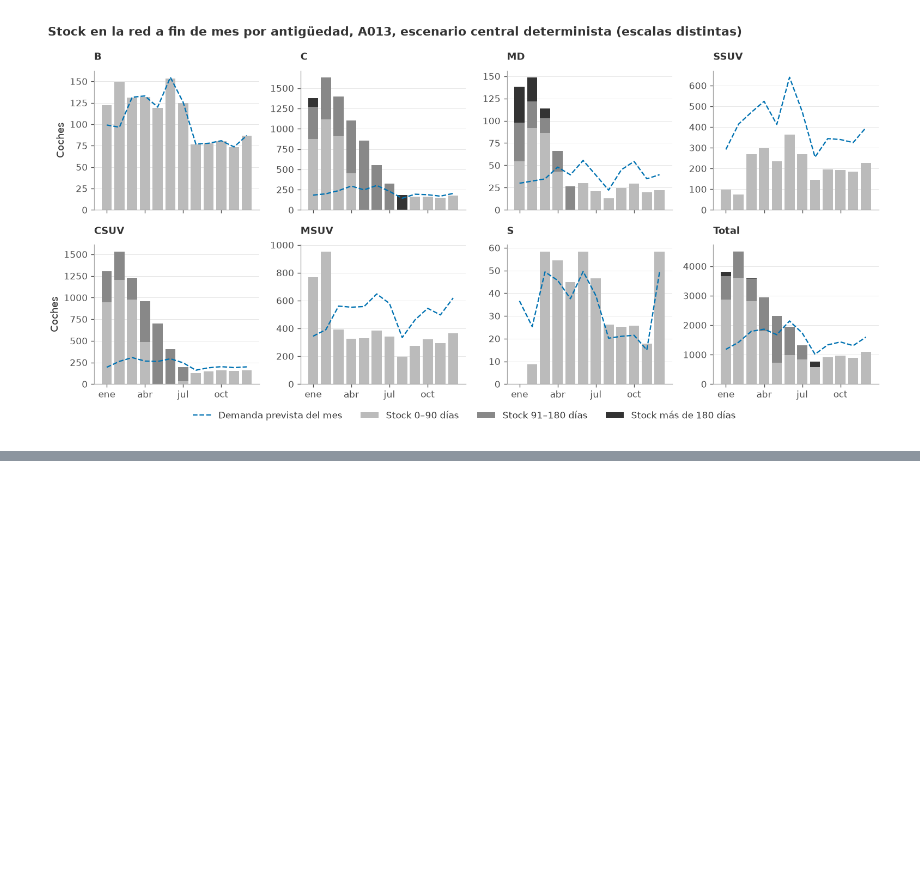
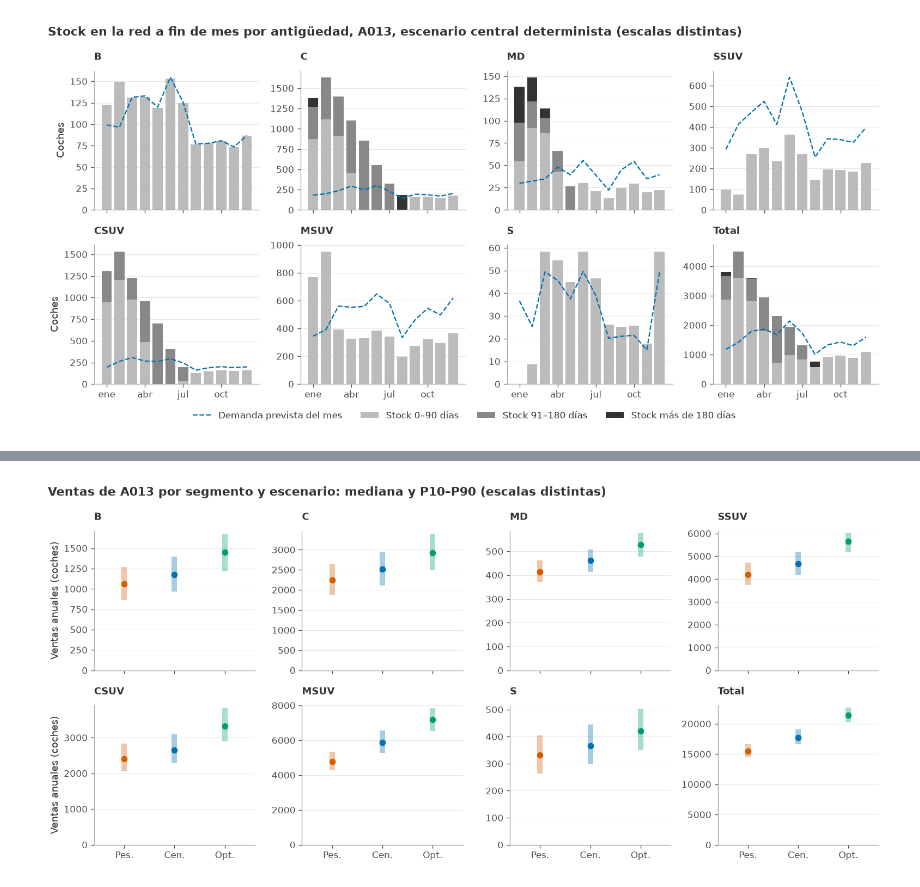
Before and after one commit to alejandrobarreche/sim-kaido-motors, a Jupyter notebook: analisis.ipynb, the cells around one changed output, grey strips where cells are left out. Cells and saved outputs as stored; diff of their text form; code cells hidden in the pictures; blank space fills up the shorter version.

```diff
--- a/analisis.ipynb
+++ b/analisis.ipynb
@@ -1126,0 +1431,21 @@ Total A013, coches y euros: sensibilidad a las llegadas en camino y al nivel de
+# %%
+fig, ejes = plt.subplots(2, 4, figsize=(13, 6), sharex=True)
+for eje, segmento in zip(ejes.flat, datos.SEGMENTOS + ["Total"]):
+    for i, nombre in enumerate(escenarios.ESCENARIOS):
+        f = resumen_mc[(resumen_mc["segmento"] == segmento)
+                       & (resumen_mc["escenario"] == nombre)
+                       & (resumen_mc["metrica"] == "ventas")].iloc[0]
+        eje.vlines(i, f["p10"], f["p90"], color=COLOR_ESC[nombre], lw=6, alpha=0.35)
+        eje.plot(i, f["mediana"], "o", color=COLOR_ESC[nombre], ms=6)
+    eje.set_title(segmento, fontsize=11)
+    eje.set_ylim(bottom=0)
+    eje.set_xlim(-0.6, 2.6)
+    eje.set_xticks([0, 1, 2], ["Pes.", "Cen.", "Opt."])
+for eje in ejes[:, 0]:
+    eje.set_ylabel("Ventas anuales (coches)")
+fig.suptitle("Ventas de A013 por segmento y escenario: mediana y P10–P90 "
+             "(escalas distintas)", x=0.01, ha="left", fontweight="bold")
+guardar_figura(fig, "escenarios_ventas_segmento_a013")
+plt.show()
+# %% [output]
+[figure, added]
```
Also changed, not shown: parts of 21 cells of this notebook, 23 other files.
